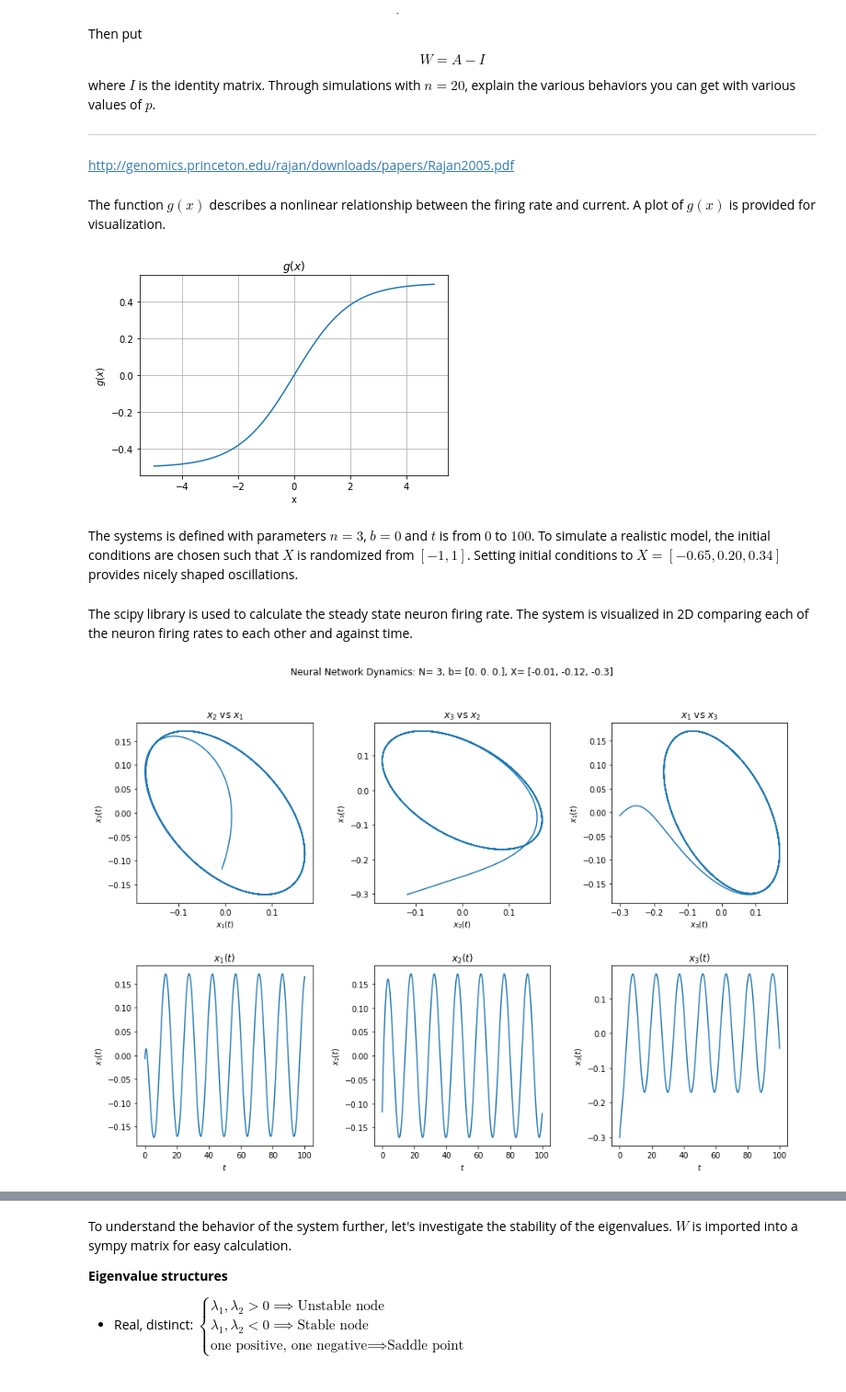
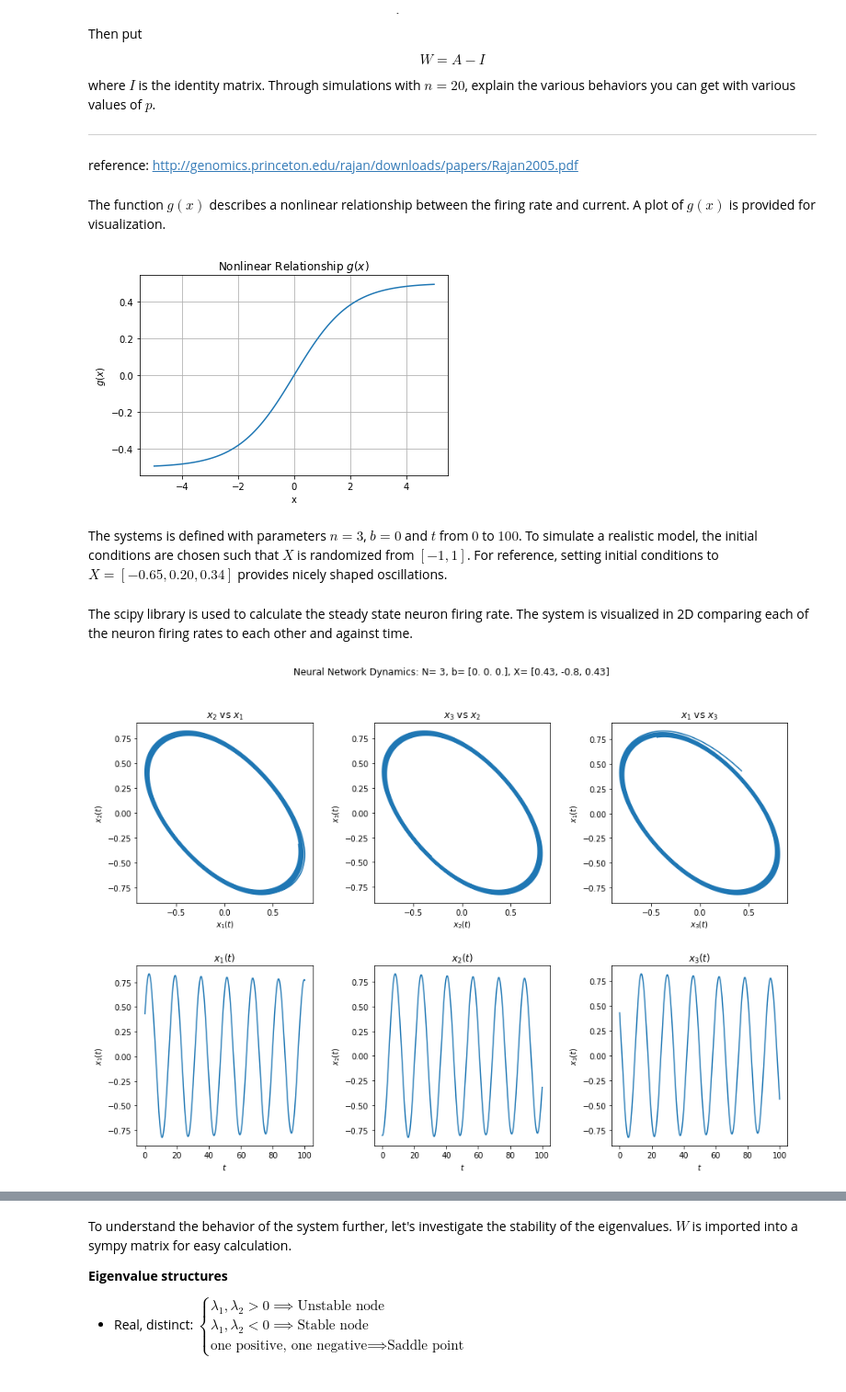
Before and after one commit to kegedy/EE502P, a Jupyter notebook: hw/kevin/HW10.ipynb, the cells around one changed output, grey strips where cells are left out. Shown at 92% size. Drawn from its saved outputs; the diff is of its cells as text; code cells hidden in the pictures.

```diff
--- a/hw/kevin/HW10.ipynb
+++ b/hw/kevin/HW10.ipynb
@@ -76,6 +76,8 @@ $$
 where $I$ is the identity matrix. Through simulations with $n=20$, explain the various behaviors you can get with various values of $p$.
 
 <hr>
+# %% [markdown]
+reference: http://genomics.princeton.edu/rajan/downloads/papers/Rajan2005.pdf
 # %%
 # Imports
 import math
@@ -94,8 +96,6 @@ from mpl_toolkits.mplot3d import Axes3D
 %matplotlib inline
 from IPython.core.interactiveshell import InteractiveShell
 InteractiveShell.ast_node_interactivity = "all"
-# %% [markdown]
-http://genomics.princeton.edu/rajan/downloads/papers/Rajan2005.pdf
 # %% [markdown]
 The function $g(x)$ describes a nonlinear relationship between the firing rate and current. A plot of $g(x)$ is provided for visualization.
 # %%
@@ -108,12 +108,12 @@ fix,ax = plt.subplots()
 ax.plot(x,g(x))
 ax.set_xlabel('x')
 ax.set_ylabel('$g(x)$')
-ax.set_title('$g(x)$')
+ax.set_title('Nonlinear Relationship $g(x)$')
 plt.grid(True);
 # %% [output]
-[figure, old version]
+[figure, new version]
 # %% [markdown]
-The systems is defined with parameters $n = 3$, $b = 0$ and $t$ is from $0$ to $100$. To simulate a realistic model, the initial conditions are chosen such that $X$ is randomized from $[-1,1]$. Setting initial conditions to $X = [-0.65, 0.20, 0.34]$ provides nicely shaped oscillations.
+The systems is defined with parameters $n = 3$, $b = 0$ and $t$ from $0$ to $100$. To simulate a realistic model, the initial conditions are chosen such that $X$ is randomized from $[-1,1]$. For reference, setting initial conditions to $X = [-0.65, 0.20, 0.34]$ provides nicely shaped oscillations.
 # %%
 # Dynamics of Neural Network
 def firing_rates(init,t,W,b,neurons):
@@ -154,8 +154,8 @@ plt.subplots_adjust(hspace=0.35)
 plt.subplots_adjust(wspace=0.35)
 
 # Calculate Trajectory
-#X = [-0.65, 0.20, 0.34]  # Conditions for nicely shaped oscillations
-X = generate_initial_cond(N)
+#X = generate_initial_cond(N)
+X = [0.43, -0.8, 0.43]  # Conditions for nicely shaped oscillations
 trajectory0 = spi.odeint(firing_rates,X,t,args=(W,b,N))
 X = [round(x,2) for x in X]  # Format to fit on graph
 
@@ -167,32 +167,32 @@ axs[0,0].set_title("$x_2$ vs $x_1$")
 
 axs[0,1].plot(trajectory0[:,1],trajectory0[:,2])
 axs[0,1].set_xlabel("$x_2(t)$")
 axs[0,1].set_ylabel("$x_3(t)$")
 axs[0,1].set_title("$x_3$ vs $x_2$")
 
 axs[0,2].plot(trajectory0[:,2],trajectory0[:,0])
 axs[0,2].set_xlabel("$x_3(t)$")
 axs[0,2].set_ylabel("$x_1(t)$")
 axs[0,2].set_title("$x_1$ vs $x_3$")
 
 # Plot steady state vs t
 axs[1,0].plot(t,trajectory0[:,0])
 axs[1,0].set_xlabel("$t$")
 axs[1,0].set_ylabel("$x_1(t)$")
 axs[1,0].set_title("$x_1(t)$")
 
 axs[1,1].plot(t,trajectory0[:,1])
 axs[1,1].set_xlabel("$t$")
 axs[1,1].set_ylabel("$x_2(t)$")
 axs[1,1].set_title("$x_2(t)$")
 
 axs[1,2].plot(t,trajectory0[:,2])
 axs[1,2].set_xlabel("$t$")
 axs[1,2].set_ylabel("$x_3(t)$")
 axs[1,2].set_title("$x_3(t)$")
 
 plt.suptitle(f"Neural Network Dynamics: N= {N}, b= {b}, X= {X}")
 plt.show();
 # %% [output]
-[figure, old version]
+[figure, new version]
 # %% [markdown]
```
Also changed, not shown: parts of 40 cells of this notebook.
